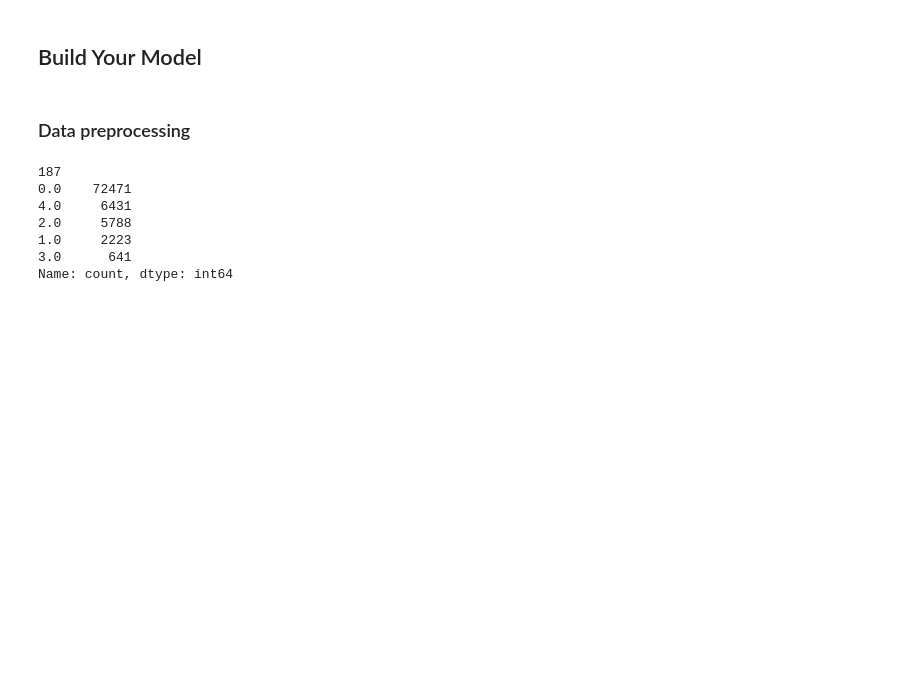
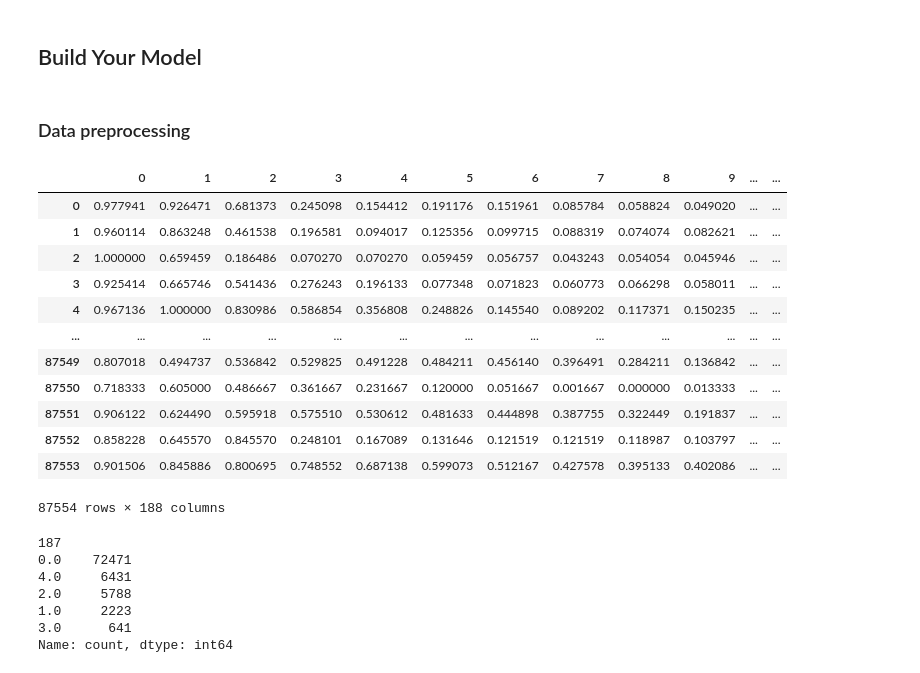
Before and after one commit to JAEHO-SUL/DGU-MLDL, a Jupyter notebook: Midterm Project [설재호].ipynb, the cells around one changed output. Saved outputs shown, nothing was run; the diff lists cells and outputs as text; code cells hidden in the pictures; blank space fills up the shorter version.

```diff
--- a/Midterm Project [설재호].ipynb
+++ b/Midterm Project [설재호].ipynb
@@ -67,9 +82,25 @@ from sklearn.tree import DecisionTreeClassifier
 from sklearn.model_selection import train_test_split
 from sklearn.metrics import confusion_matrix,accuracy_score, precision_score, recall_score, f1_score
 # %%
-drivepath = Path(r'F:/jaeho/SLCL/과제/M3DT/study/Biosignals')
+#data를 불러오기 위한 path 지정 및 train, test에 대한 DataFrame 생성
+drivepath = Path(r'C:/Users/tjfwo/OneDrive/바탕 화면/GIT_Repository/DGU-MLDL')
 datapath = drivepath / 'mitbih_data_split'
 
 df_train = pd.read_csv(datapath / 'mitbih_train.csv', header = None)
 df_test = pd.read_csv(datapath / 'mitbih_test.csv', header = None)
+df_train
+# %% [output]
+|  | 0 | 1 | 2 | 3 | 4 | 5 | 6 | 7 | 8 | 9 | ... | ... |
+| 0 | 0.977941 | 0.926471 | 0.681373 | 0.245098 | 0.154412 | 0.191176 | 0.151961 | 0.085784 | 0.058824 | 0.049020 | ... | ... |
+| 1 | 0.960114 | 0.863248 | 0.461538 | 0.196581 | 0.094017 | 0.125356 | 0.099715 | 0.088319 | 0.074074 | 0.082621 | ... | ... |
+| 2 | 1.000000 | 0.659459 | 0.186486 | 0.070270 | 0.070270 | 0.059459 | 0.056757 | 0.043243 | 0.054054 | 0.045946 | ... | ... |
+| 3 | 0.925414 | 0.665746 | 0.541436 | 0.276243 | 0.196133 | 0.077348 | 0.071823 | 0.060773 | 0.066298 | 0.058011 | ... | ... |
+| 4 | 0.967136 | 1.000000 | 0.830986 | 0.586854 | 0.356808 | 0.248826 | 0.145540 | 0.089202 | 0.117371 | 0.150235 | ... | ... |
+| ... | ... | ... | ... | ... | ... | ... | ... | ... | ... | ... | ... | ... |
+| 87549 | 0.807018 | 0.494737 | 0.536842 | 0.529825 | 0.491228 | 0.484211 | 0.456140 | 0.396491 | 0.284211 | 0.136842 | ... | ... |
+| 87550 | 0.718333 | 0.605000 | 0.486667 | 0.361667 | 0.231667 | 0.120000 | 0.051667 | 0.001667 | 0.000000 | 0.013333 | ... | ... |
+| 87551 | 0.906122 | 0.624490 | 0.595918 | 0.575510 | 0.530612 | 0.481633 | 0.444898 | 0.387755 | 0.322449 | 0.191837 | ... | ... |
+| 87552 | 0.858228 | 0.645570 | 0.845570 | 0.248101 | 0.167089 | 0.131646 | 0.121519 | 0.121519 | 0.118987 | 0.103797 | ... | ... |
+| 87553 | 0.901506 | 0.845886 | 0.800695 | 0.748552 | 0.687138 | 0.599073 | 0.512167 | 0.427578 | 0.395133 | 0.402086 | ... | ... |
+87554 rows × 188 columns
 # %%
```
Also changed, not shown: parts of 48 cells of this notebook, 3 other files.
